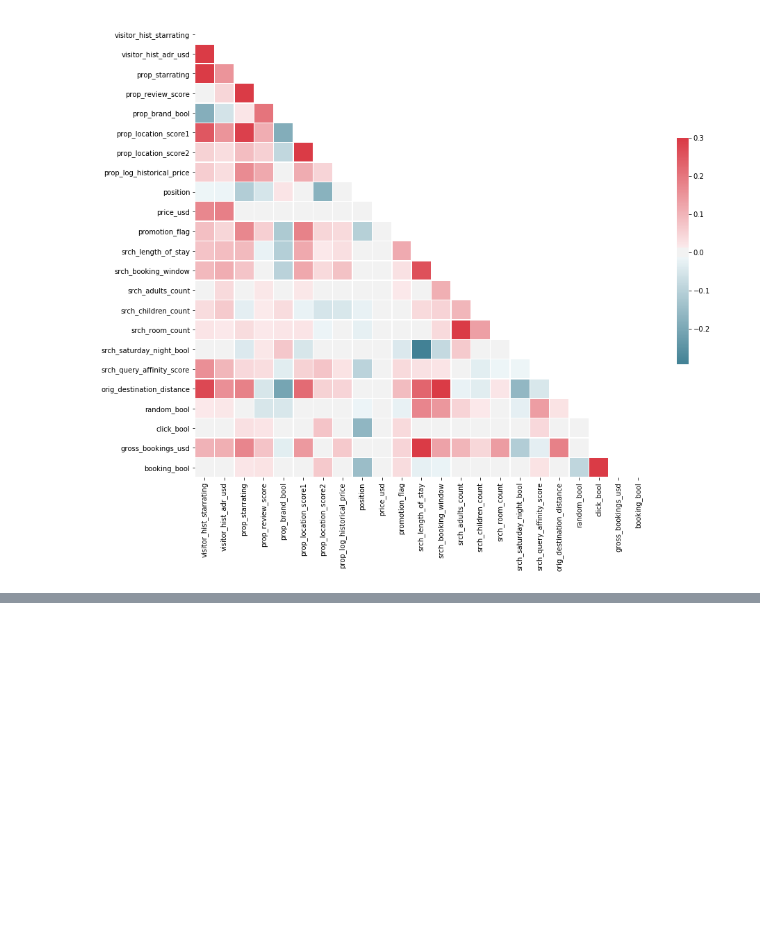
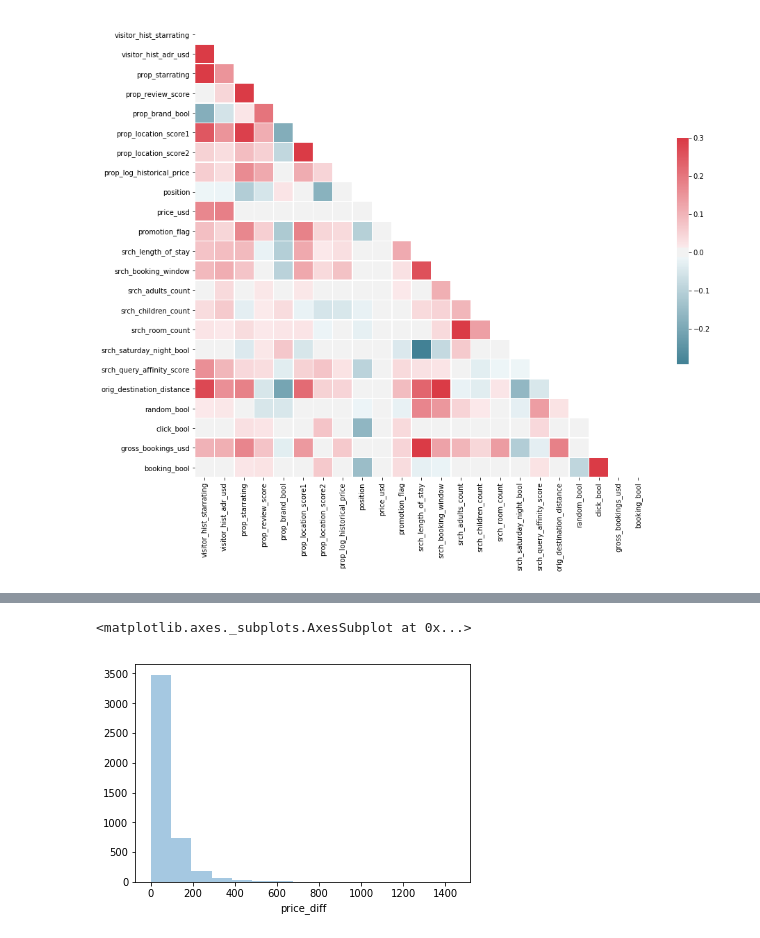
Before and after one commit to FionaLippert/DataMining, a Jupyter notebook: assignment2/explore_data.ipynb, the cells around one changed output, grey strips where cells are left out. Drawn from its saved outputs; the diff is of its cells as text; code cells hidden in the pictures; blank space fills up the shorter version.

```diff
--- a/assignment2/explore_data.ipynb
+++ b/assignment2/explore_data.ipynb
@@ -82,0 +167,7 @@ sns.heatmap(corr, mask=mask, cmap=cmap, vmax=.3, center=0,
+# %%
+train_sample['price_diff'] = np.abs(train_sample.visitor_hist_adr_usd - train_sample.price_usd)
+# %%
+sns.distplot(train_sample.price_diff[train_sample.booking_bool == 1].dropna(), kde=False, bins=15)
+# %% [output]
+<matplotlib.axes._subplots.AxesSubplot at 0x...>
+[figure, added]
```
Also changed, not shown: parts of 24 cells of this notebook.
